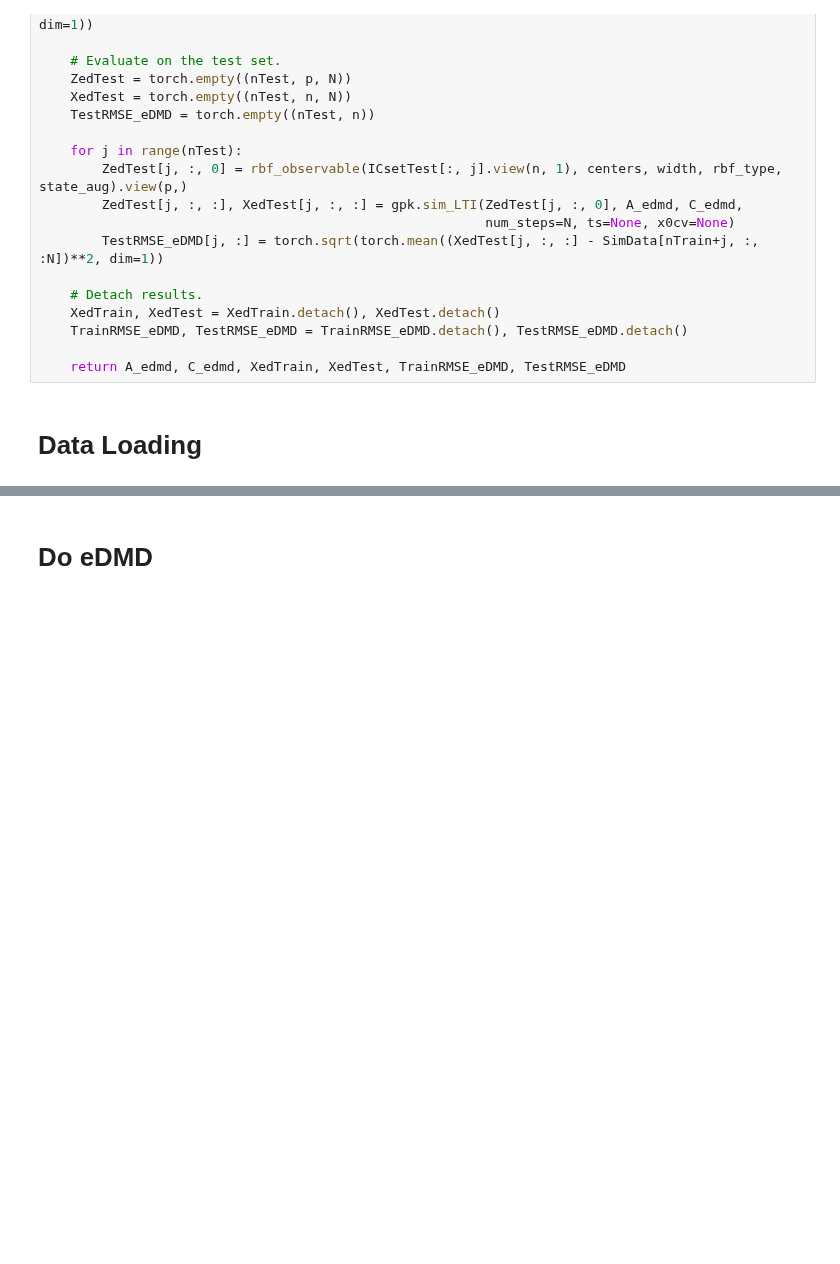
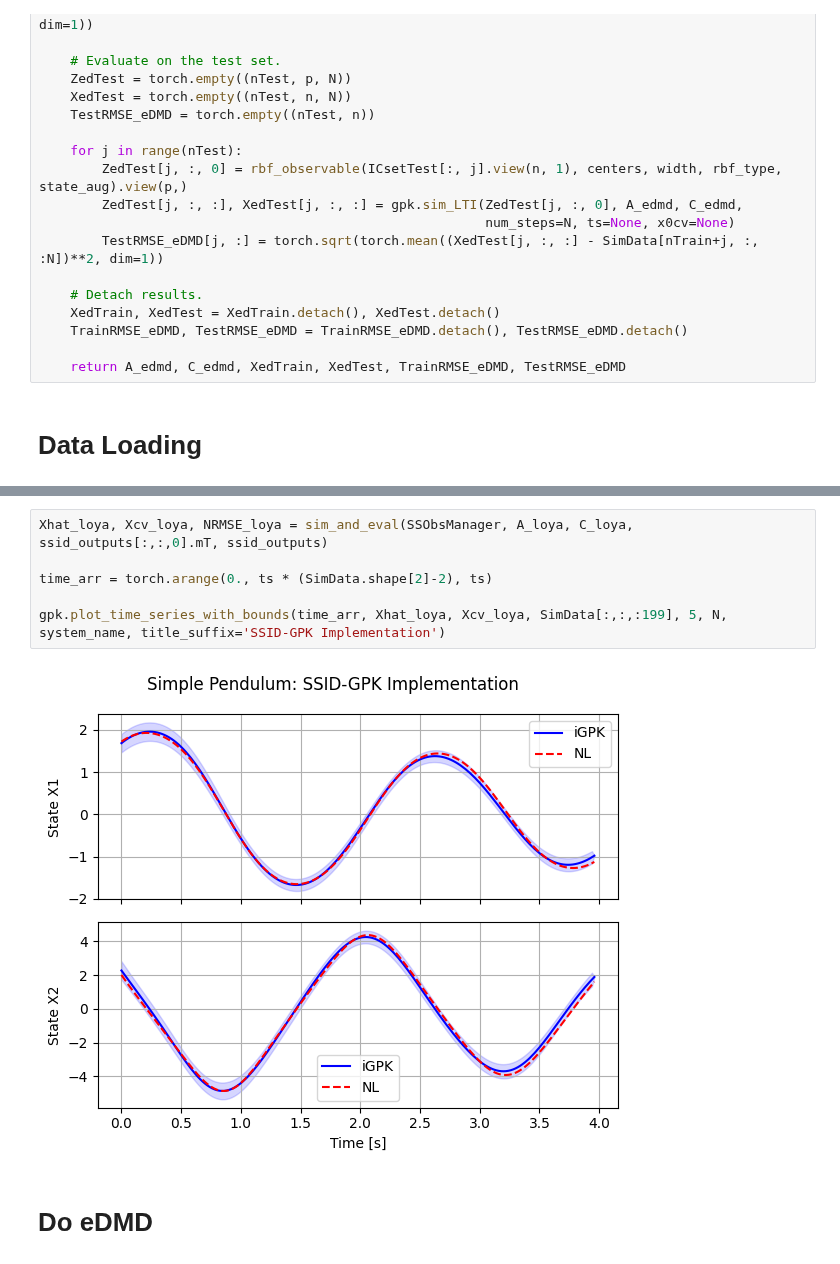
Before and after one commit to abhigyan9/KoopmanGPO, a Jupyter notebook: eDMD_Trial.ipynb, the cells around one changed output, grey strips where cells are left out. Drawn from its saved outputs; the diff is of its cells as text; blank space fills up the shorter version.

```diff
--- a/eDMD_Trial.ipynb
+++ b/eDMD_Trial.ipynb
@@ -382,3 +890,11 @@ nTest = math.floor(num_trajectories * 0.2)
+# %%
+Xhat_loya, Xcv_loya, NRMSE_loya = sim_and_eval(SSObsManager, A_loya, C_loya, ssid_outputs[:,:,0].mT, ssid_outputs)
+
+time_arr = torch.arange(0., ts * (SimData.shape[2]-2), ts)
+
+gpk.plot_time_series_with_bounds(time_arr, Xhat_loya, Xcv_loya, SimData[:,:,:199], 5, N, system_name, title_suffix='SSID-GPK Implementation')
+# %% [output]
+[figure, added]
 # %% [markdown]
 # Do eDMD
 # %%
```
Also changed, not shown: parts of 8 cells of this notebook, 16 other files.
